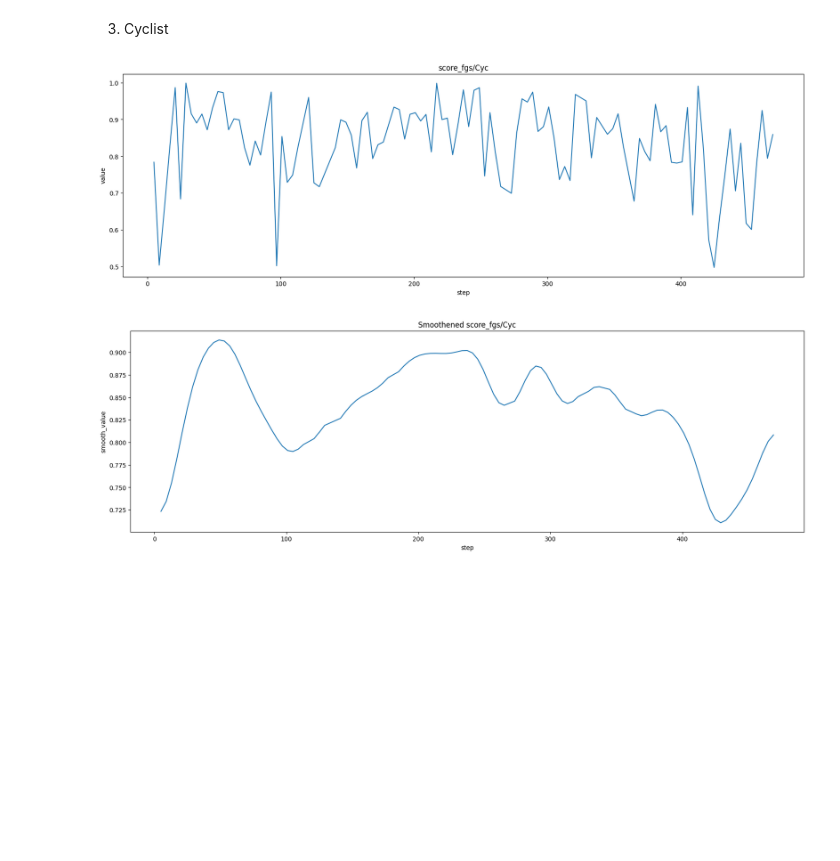
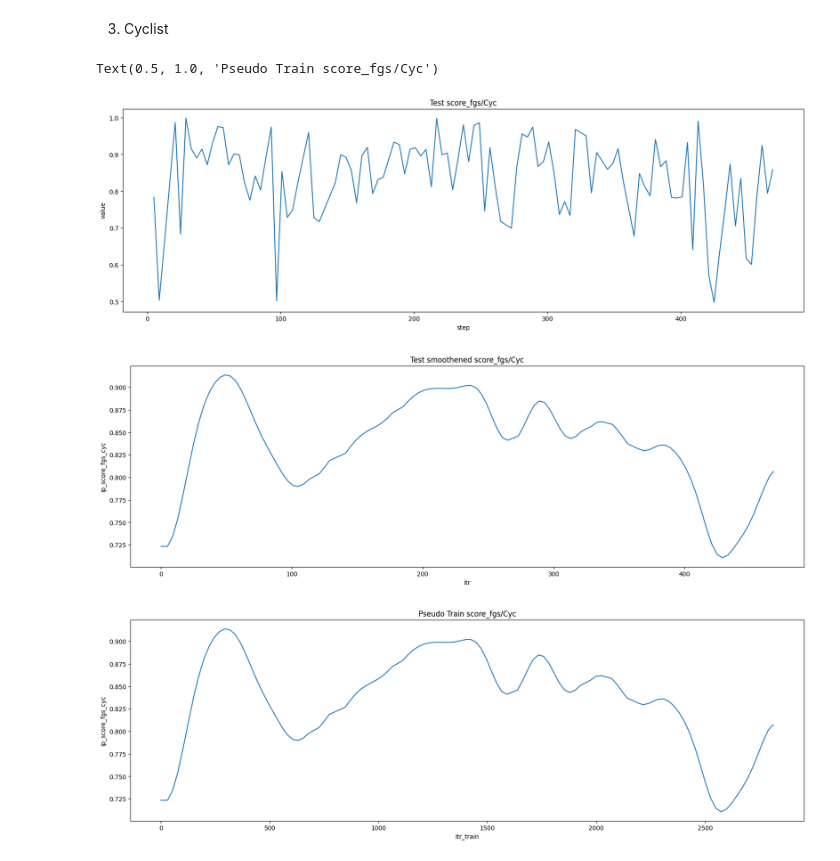
Before and after one commit to fnozarian/OpenPCDet, a Jupyter notebook: tb_extractor/tb_extractor.ipynb, the cells around one changed output. Saved outputs shown, nothing was run; the diff lists cells and outputs as text; code cells hidden in the pictures; blank space fills up the shorter version.

Commit message:
DA-15 Built pseudo train score_fgs using test score_fgs

```diff
--- a/tb_extractor/tb_extractor.ipynb
+++ b/tb_extractor/tb_extractor.ipynb
@@ -45,3 +49,32 @@ dfw_score_fgs_cyc["smooth_value"] = gaussian_filter1d(dfw_score_fgs_cyc["value"]
+# %%
+# TODO : Values taken from TB logs, but work only when train batch size is 4 and test batch size is 8
+max_train_tr = 2815
+max_test_itr = 469
+
+# 1. Interpolate values for each test iteration
+df_ip = pd.DataFrame()
+df_ip["itr"] = np.arange(0, max_test_itr, 1)
+
+df_ip["ip_score_fgs_car"] = np.interp(df_ip["itr"], dfw_score_fgs_car["step"], dfw_score_fgs_car["smooth_value"])
+df_ip["ip_score_fgs_ped"] = np.interp(df_ip["itr"], dfw_score_fgs_ped["step"], dfw_score_fgs_ped["smooth_value"])
+df_ip["ip_score_fgs_cyc"] = np.interp(df_ip["itr"], dfw_score_fgs_cyc["step"], dfw_score_fgs_cyc["smooth_value"])
+
+# 2. stretchen the curve by scaling up the x-range to match the range for train iterations
+df_ip["itr_"] = df_ip["itr"] * int(max_train_tr/max_test_itr)
+
+# 3. then again interpolate for each train iteration
+df_ip_train = pd.DataFrame()
+df_ip_train["itr_train"] = np.arange(0, max_train_tr, 1)
+df_ip_train["ip_score_fgs_car"] = np.interp(df_ip_train["itr_train"], df_ip["itr_"], df_ip["ip_score_fgs_car"])
+df_ip_train["ip_score_fgs_ped"] = np.interp(df_ip_train["itr_train"], df_ip["itr_"], df_ip["ip_score_fgs_ped"])
+df_ip_train["ip_score_fgs_cyc"] = np.interp(df_ip_train["itr_train"], df_ip["itr_"], df_ip["ip_score_fgs_cyc"])
+
+# Save pseudo train score fgs into an excel. This excel can be used in the model to choose the thresholds
+root_dir = os.getcwd()
+csv_path = root_dir + '/tb_pseudo_train_score_fgs.csv'
+df_ip_train.to_csv(csv_path, index=False)
+dfw_roundtrip = pd.read_csv(csv_path)
+pd.testing.assert_frame_equal(dfw_roundtrip, df_ip_train)
 # %% [markdown]
 Plots
 1. Car
@@ -78,14 +121,18 @@ plt.savefig("ped_smooth_score_fg")
 # %%
 plt.figure(figsize=(20, 6))
 
 sns.lineplot(data=dfw_score_fgs_cyc, x="step", y="value",
-             ).set_title("score_fgs/Cyc")
+             ).set_title("Test score_fgs/Cyc")
 
 plt.figure(figsize=(20, 6))
-sns.lineplot(data=dfw_score_fgs_cyc, x="step", y="smooth_value",
-             ).set_title("Smoothened score_fgs/Cyc")
+sns.lineplot(data=df_ip, x="itr", y="ip_score_fgs_cyc",
+             ).set_title("Test smoothened score_fgs/Cyc")
 
-plt.savefig("cyc_smooth_score_fg")
+plt.figure(figsize=(20, 6))
+sns.lineplot(data=df_ip_train, x="itr_train", y="ip_score_fgs_cyc",
+             ).set_title("Pseudo Train score_fgs/Cyc")
 # %% [output]
+Text(0.5, 1.0, 'Pseudo Train score_fgs/Cyc')
 [figure]
-[figure, old version]
+[figure, new version]
+[figure, added]
```
Also changed, not shown: parts of 4 cells of this notebook, 4 other files.
